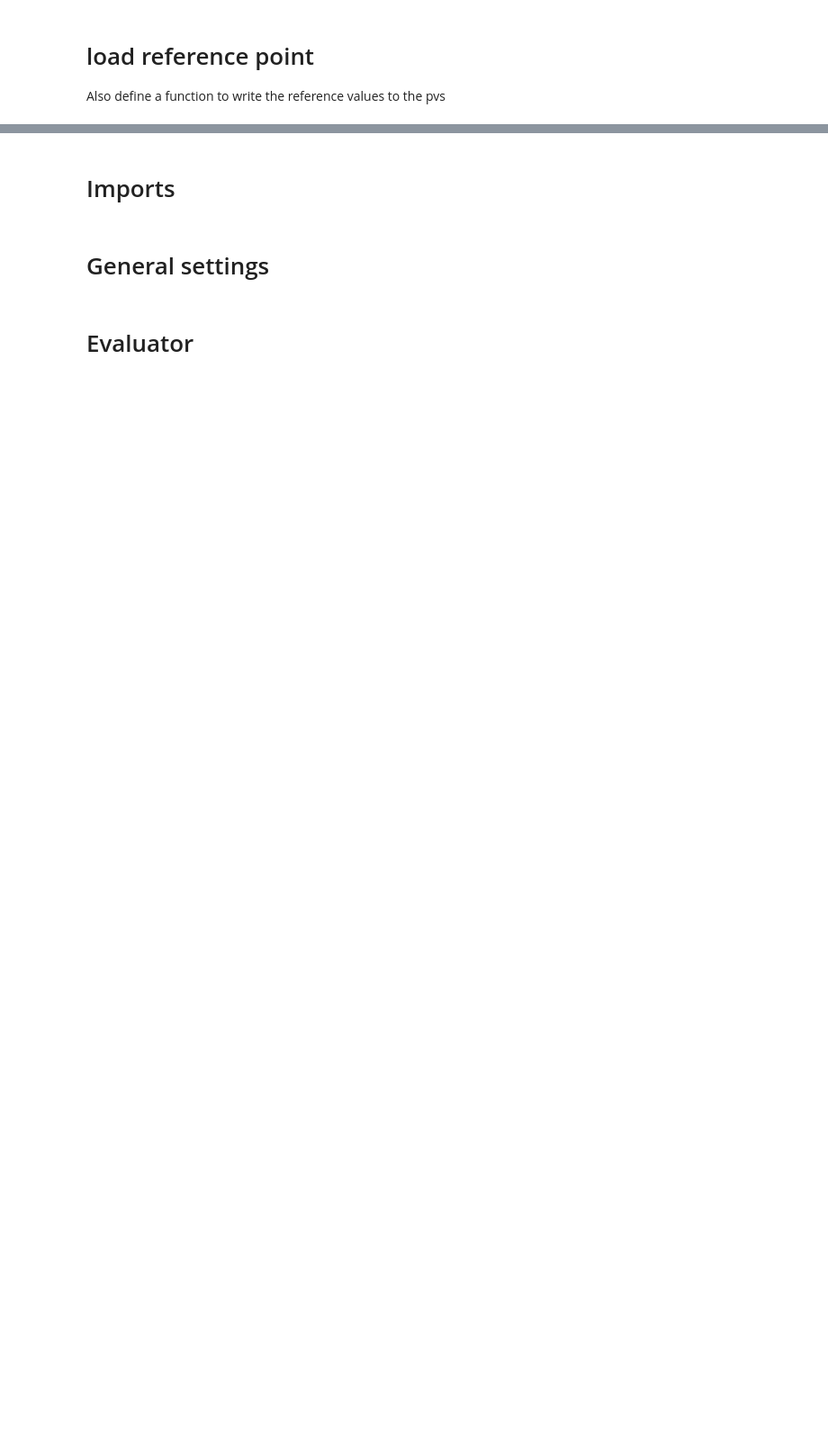
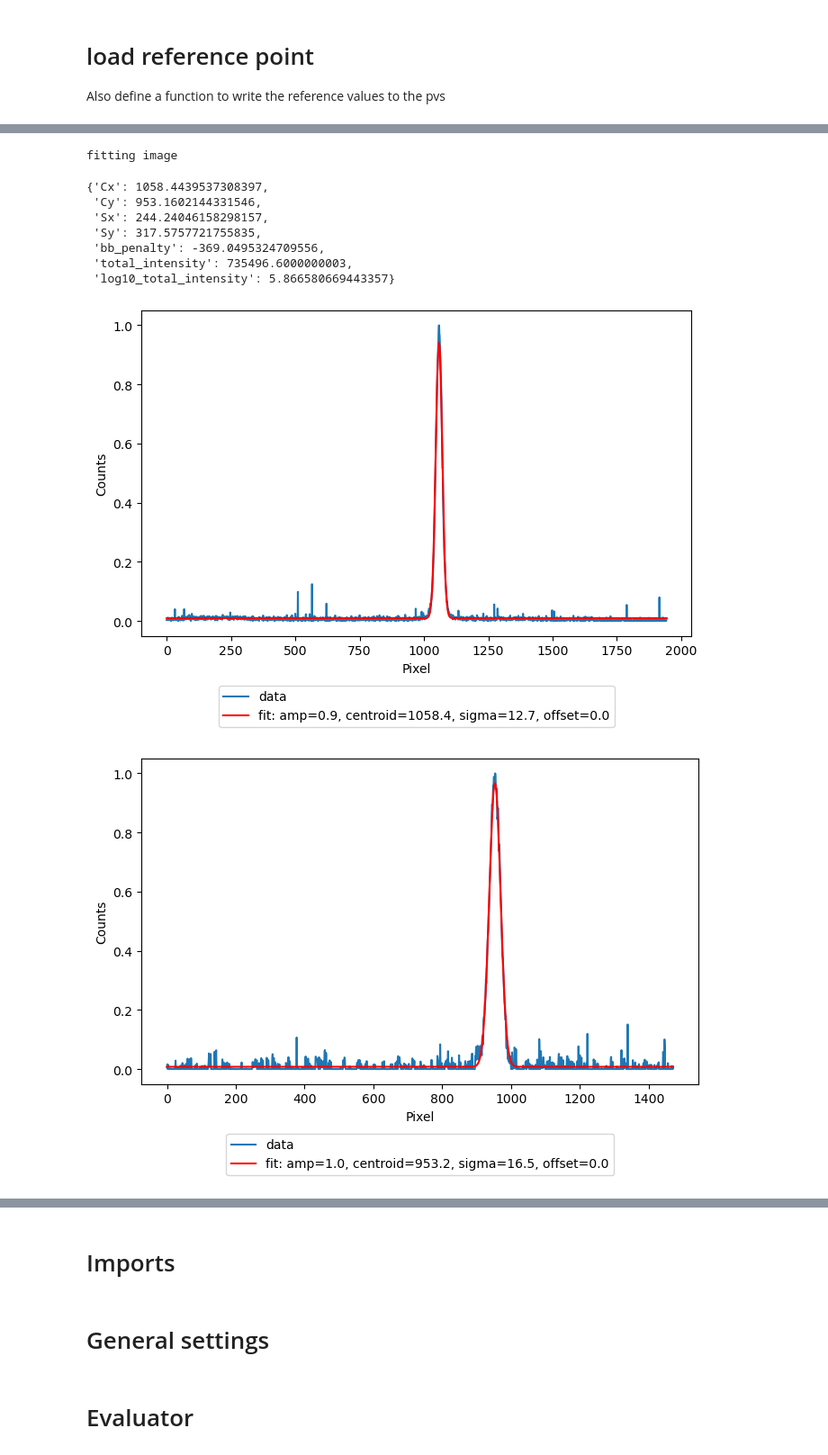
Before and after one commit to t-bz/SLAC_Xopt, a Jupyter notebook: lcls_ii/emittance/bax/bax-emittance-minimization-LCLSII.ipynb, the cells around one changed output, grey strips where cells are left out. Shown at 90% size. Drawn from its saved outputs; the diff is of its cells as text; code cells hidden in the pictures; blank space fills up the shorter version.

```diff
--- a/lcls_ii/emittance/bax/bax-emittance-minimization-LCLSII.ipynb
+++ b/lcls_ii/emittance/bax/bax-emittance-minimization-LCLSII.ipynb
@@ -30,0 +117,13 @@ def reset_pvs():
+# %%
+image_diagnostic.test_measurement()
+# %% [output]
+fitting image
+{'Cx': 1058.4439537308397,
+ 'Cy': 953.1602144331546,
+ 'Sx': 244.24046158298157,
+ 'Sy': 317.5757721755835,
+ 'bb_penalty': -369.0495324709556,
+ 'total_intensity': 735496.6000000003,
+ 'log10_total_intensity': 5.866580669443357}
+[figure, added]
+[figure, added]
```
Also changed, not shown: parts of 49 cells of this notebook, 23 other files.
